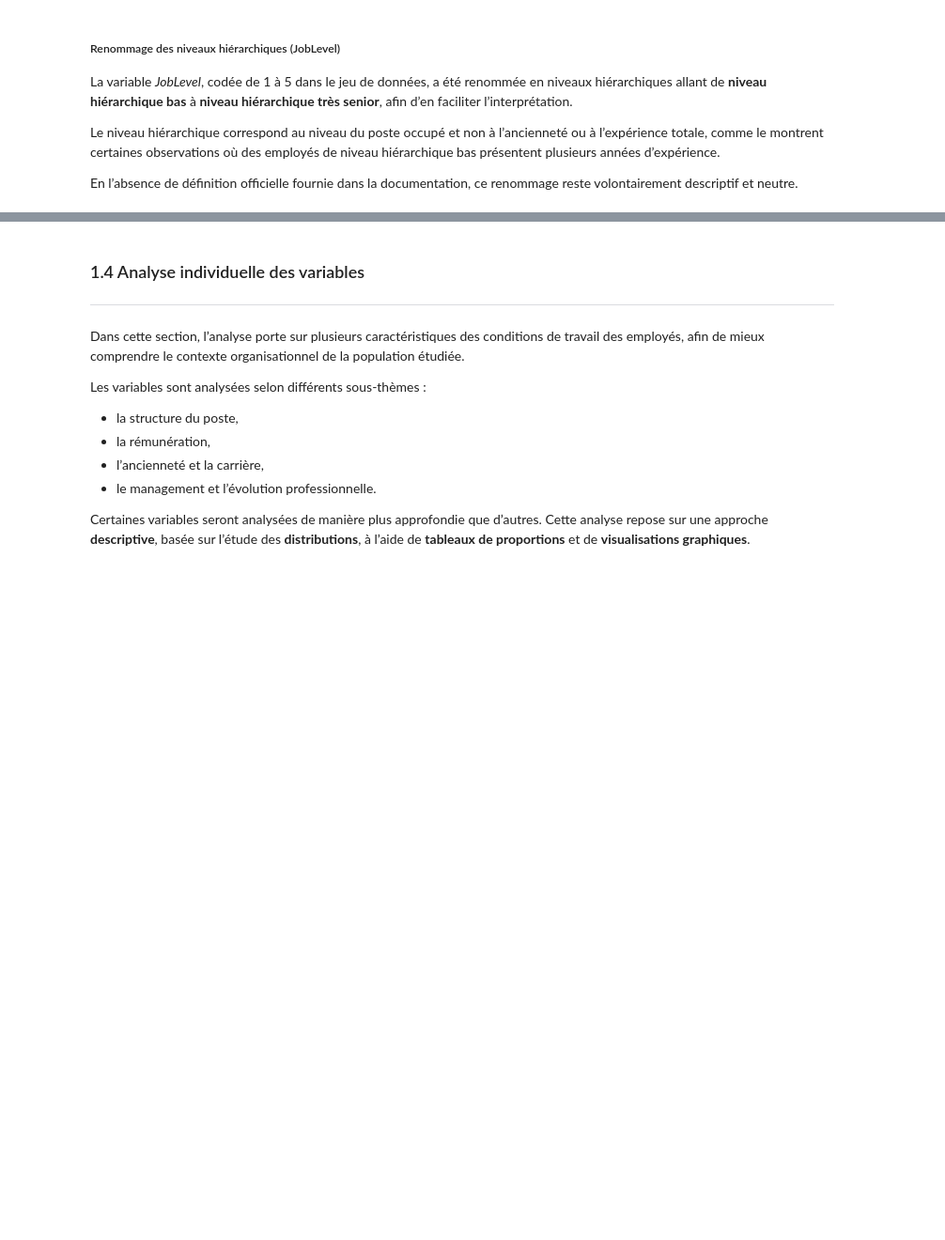
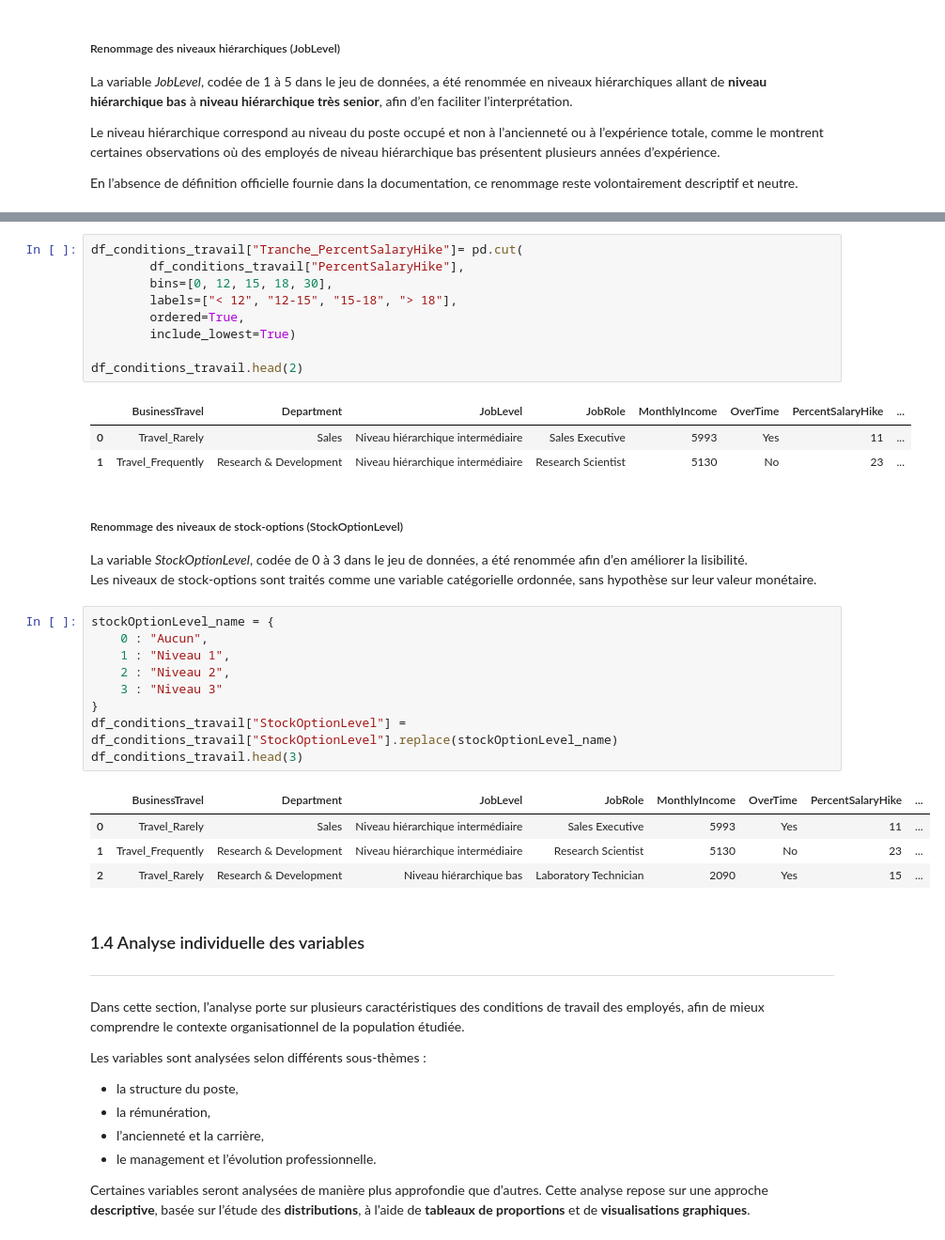
Before and after one commit to Kemuri15/employee-attrition-analysis, a Jupyter notebook: notebooks/04_axes_condition_travail.ipynb, the cells around one changed output, grey strips where cells are left out. Shown at 94% size. Saved outputs shown, nothing was run; the diff lists cells and outputs as text; blank space fills up the shorter version.

```diff
--- a/notebooks/04_axes_condition_travail.ipynb
+++ b/notebooks/04_axes_condition_travail.ipynb
@@ -138,3 +175,35 @@ df_conditions_travail.head()
+# %%
+df_conditions_travail["Tranche_PercentSalaryHike"]= pd.cut(
+        df_conditions_travail["PercentSalaryHike"],
+        bins=[0, 12, 15, 18, 30],
+        labels=["< 12", "12-15", "15-18", "> 18"],
+        ordered=True,
+        include_lowest=True)
+
+df_conditions_travail.head(2)
+# %% [output]
+|  | BusinessTravel | Department | JobLevel | JobRole | MonthlyIncome | OverTime | PercentSalaryHike | ... |
+| 0 | Travel_Rarely | Sales | Niveau hiérarchique intermédiaire | Sales Executive | 5993 | Yes | 11 | ... |
+| 1 | Travel_Frequently | Research & Development | Niveau hiérarchique intermédiaire | Research Scientist | 5130 | No | 23 | ... |
+# %% [markdown]
+##### Renommage des niveaux de stock-options (StockOptionLevel)
+
+La variable *StockOptionLevel*, codée de 0 à 3 dans le jeu de données, a été renommée afin d’en améliorer la lisibilité.
+Les niveaux de stock-options sont traités comme une variable catégorielle ordonnée, sans hypothèse sur leur valeur monétaire.
+# %%
+stockOptionLevel_name = {
+    0 : "Aucun",
+    1 : "Niveau 1",
+    2 : "Niveau 2",
+    3 : "Niveau 3"
+}
+df_conditions_travail["StockOptionLevel"] = df_conditions_travail["StockOptionLevel"].replace(stockOptionLevel_name)
+df_conditions_travail.head(3)
+# %% [output]
+|  | BusinessTravel | Department | JobLevel | JobRole | MonthlyIncome | OverTime | PercentSalaryHike | ... |
+| 0 | Travel_Rarely | Sales | Niveau hiérarchique intermédiaire | Sales Executive | 5993 | Yes | 11 | ... |
+| 1 | Travel_Frequently | Research & Development | Niveau hiérarchique intermédiaire | Research Scientist | 5130 | No | 23 | ... |
+| 2 | Travel_Rarely | Research & Development | Niveau hiérarchique bas | Laboratory Technician | 2090 | Yes | 15 | ... |
 # %% [markdown]
 ### 1.4  Analyse individuelle des variables
 ---
```
Also changed, not shown: parts of 24 cells of this notebook.
